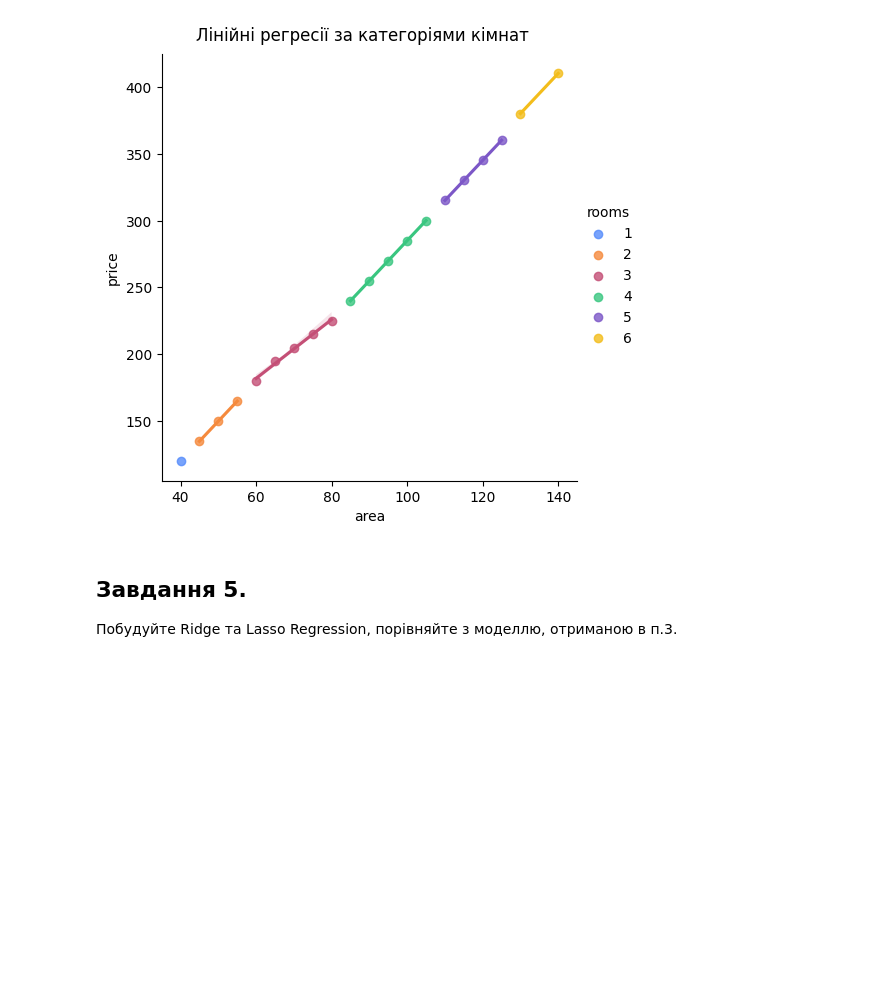
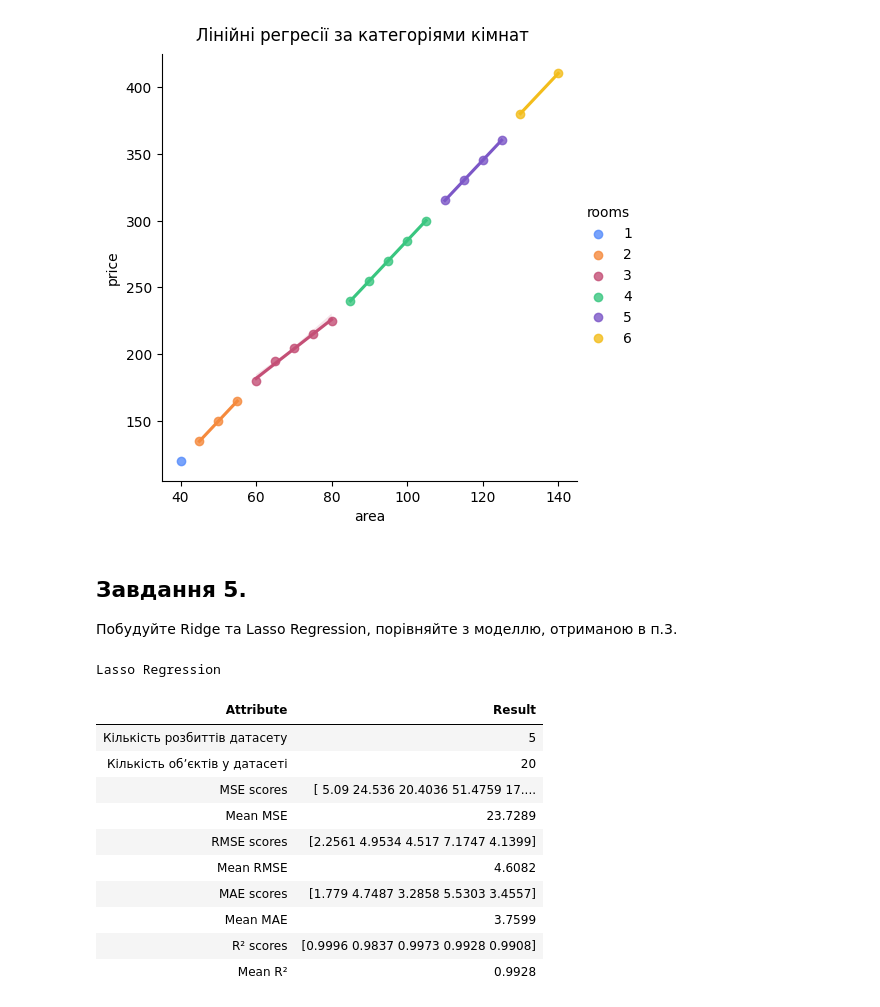
Before and after one commit to BogdanPinchuk/DataScience-PBY_HW10, a Jupyter notebook: Bohdan_Pinchuk_DS_HW10.ipynb, the cells around one changed output. Saved outputs shown, nothing was run; the diff lists cells and outputs as text; code cells hidden in the pictures; blank space fills up the shorter version.

```diff
--- a/Bohdan_Pinchuk_DS_HW10.ipynb
+++ b/Bohdan_Pinchuk_DS_HW10.ipynb
@@ -803,3 +809,55 @@ plt.show()
 ## Завдання 5.
 
 Побудуйте Ridge та Lasso Regression, порівняйте з моделлю, отриманою в п.3.
+# %%
+from sklearn.pipeline import Pipeline
+from sklearn.preprocessing import StandardScaler
+from sklearn.linear_model import Ridge, Lasso, ElasticNet
+from sklearn.model_selection import KFold, cross_validate
+
+# Input data
+seed = 42
+n_splits = 5
+X_multi = df.drop(columns=[price_col_name, apr_col_name]).values.reshape(-1, 2)
+Y_price = df[price_col_name].values.reshape(-1, 1)
+
+# Solution
+kf_simple = KFold(n_splits=n_splits, shuffle=True, random_state=seed)
+pipe_ls = Pipeline([
+    ("scaler", StandardScaler()),
+    ("model", Lasso())
+])
+scores_complex = cross_validate(pipe_ls, X_multi, Y_price, cv=kf_simple, scoring=scorings)
+
+rp = Reporter()
+rp.tolerance = 4
+rp.add_item("Кількість розбиттів датасету", str(n_splits))
+rp.add_item("Кількість обʼєктів у датасеті", str(df.index.size))
+rp.add_item("MSE scores", rp.format_matrix(-scores_complex["test_mse"]))
+rp.add_item("Mean MSE", rp.format_value(-scores_complex["test_mse"].mean()))
+rp.add_item("RMSE scores", rp.format_matrix(-scores_complex["test_rmse"]))
+rp.add_item("Mean RMSE", rp.format_value(-scores_complex["test_rmse"].mean()))
+rp.add_item("MAE scores", rp.format_matrix(-scores_complex["test_mae"]))
+rp.add_item("Mean MAE", rp.format_value(-scores_complex["test_mae"].mean()))
+rp.add_item("R² scores", rp.format_matrix(scores_complex["test_r2"]))
+rp.add_item("Mean R²", rp.format_value(scores_complex["test_r2"].mean()))
+
+score_complex_1_r2 = scores_complex["test_r2"].mean()
+score_complex_1_mse = -scores_complex["test_mse"].mean()
+
+# Print results
+df_ls = rp.get_pd_report().set_caption("Lasso Regression")
+display(df_ls)
+# %% [output]
+Lasso Regression
+| Attribute | Result |
+| Кількість розбиттів датасету | 5 |
+| Кількість обʼєктів у датасеті | 20 |
+| MSE scores | [ 5.09 24.536 20.4036 51.4759 17.... |
+| Mean MSE | 23.7289 |
+| RMSE scores | [2.2561 4.9534 4.517 7.1747 4.1399] |
+| Mean RMSE | 4.6082 |
+| MAE scores | [1.779 4.7487 3.2858 5.5303 3.4557] |
+| Mean MAE | 3.7599 |
+| R² scores | [0.9996 0.9837 0.9973 0.9928 0.9908] |
+| Mean R² | 0.9928 |
```
Also changed, not shown: parts of 10 cells of this notebook.
